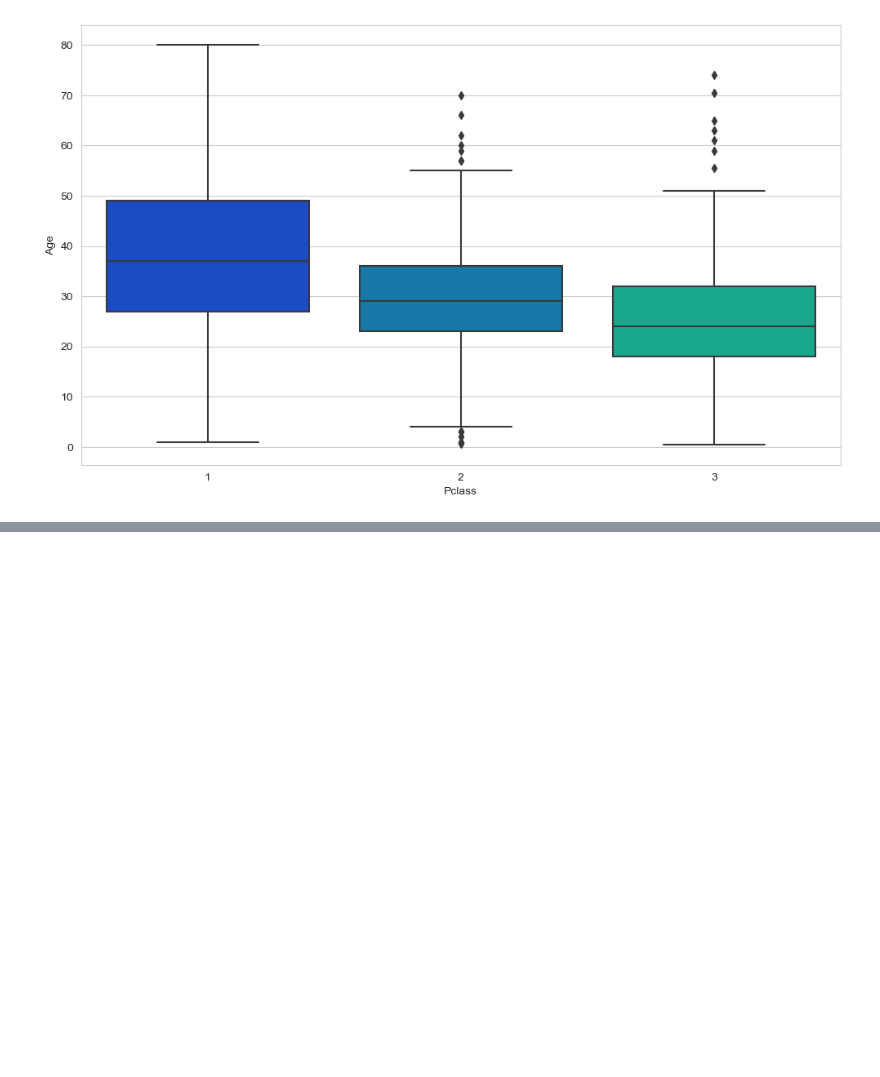
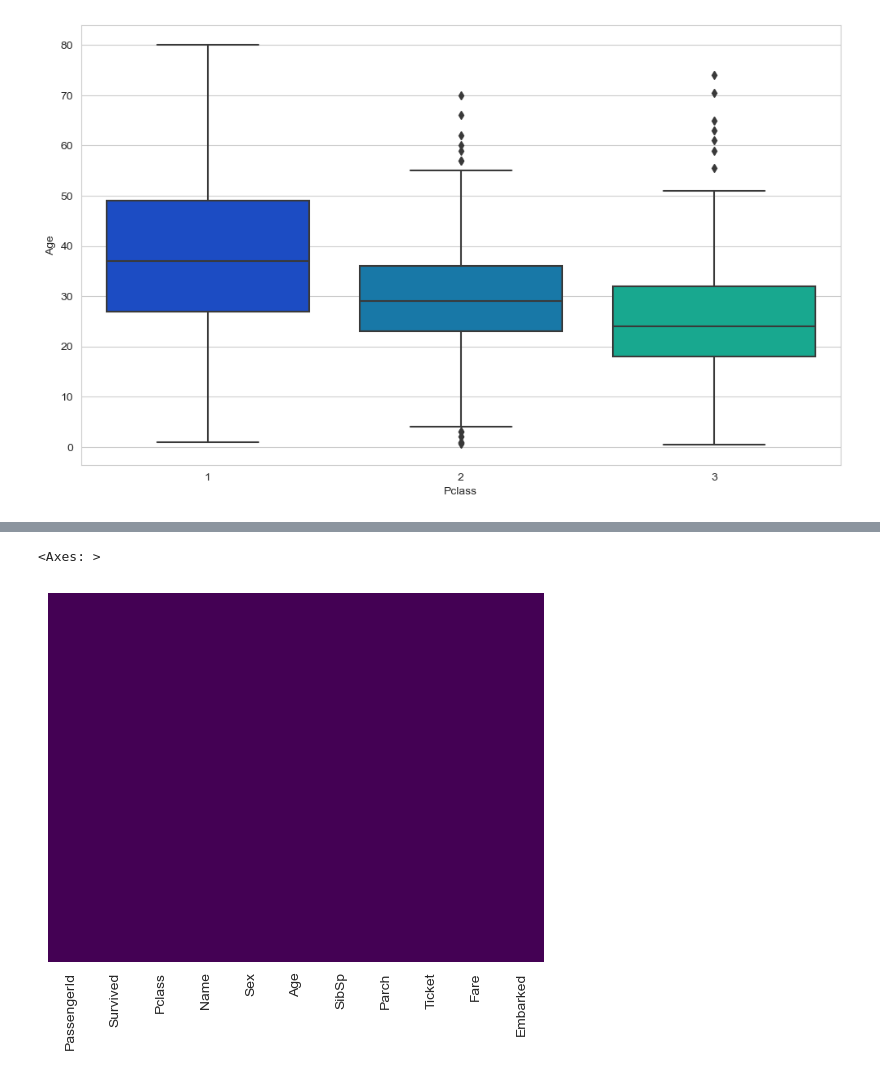
Before and after one commit to Yamini09-code/Data-Analytics-Challenge, a Jupyter notebook: Python_Notes.ipynb, the cells around one changed output, grey strips where cells are left out. Cells and saved outputs as stored; diff of their text form; code cells hidden in the pictures; blank space fills up the shorter version.

```diff
--- a/Python_Notes.ipynb
+++ b/Python_Notes.ipynb
@@ -1450,0 +1467,9 @@ sns.boxplot(x = "Pclass", y ='Age', data = train, palette = 'winter')
+# %%
+#too many nan values requires feature engineering
+
+#Dropping cabin column
+#1 refers to columns, while 0 refers to rows
+
+#Inplace true means change original dataframe wherease false means returns a new DataFrame with the specified column dropped
+
+train.drop('Cabin', axis = 1, inplace = True)
@@ -1450,0 +1485,5 @@ sns.boxplot(x = "Pclass", y ='Age', data = train, palette = 'winter')
+# %%
+sns.heatmap(train.isnull(), yticklabels = False, cbar = False, cmap = 'viridis')
+# %% [output]
+<Axes: >
+[figure, added]
```
Also changed, not shown: parts of 13 cells of this notebook, 2 other files.
